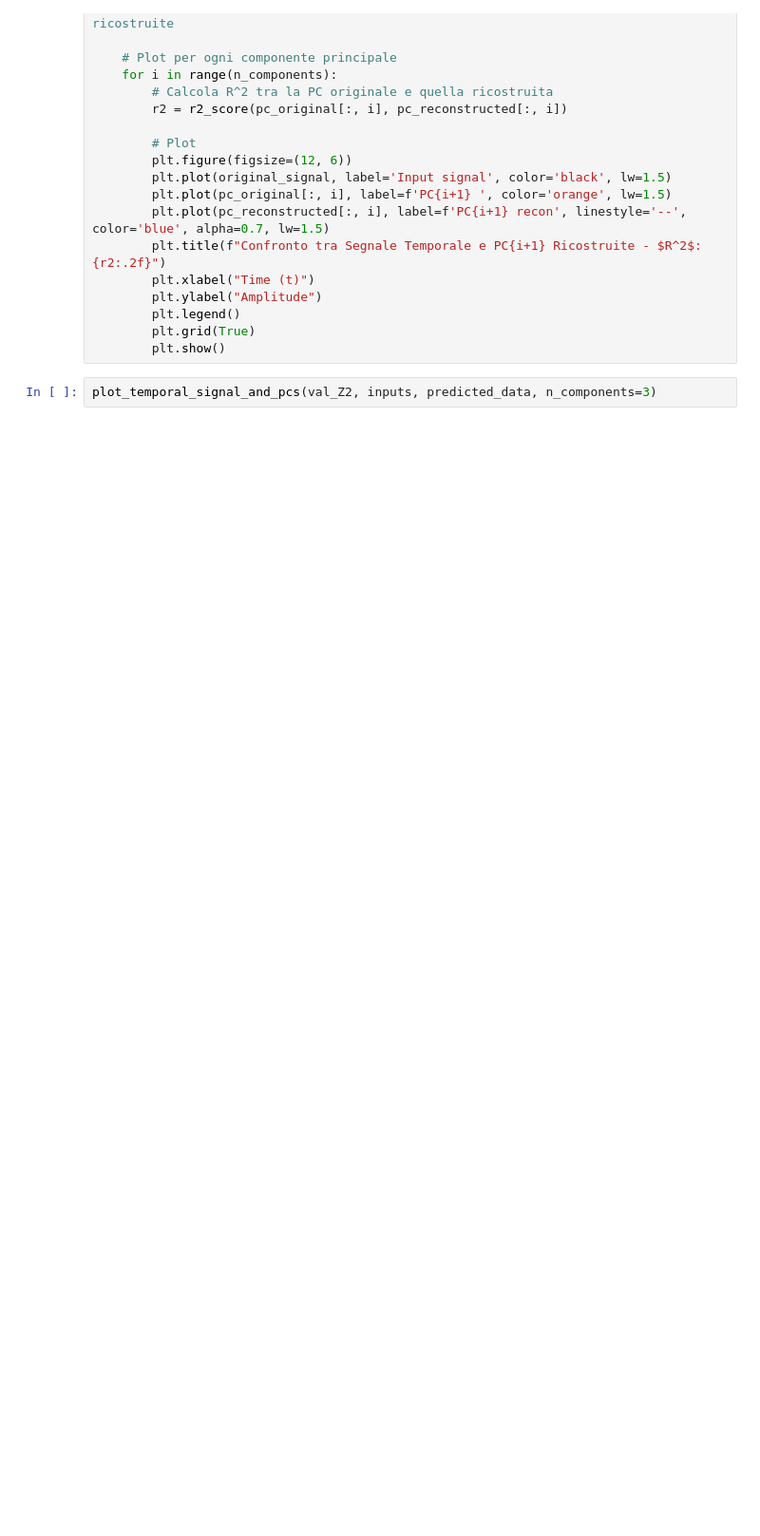
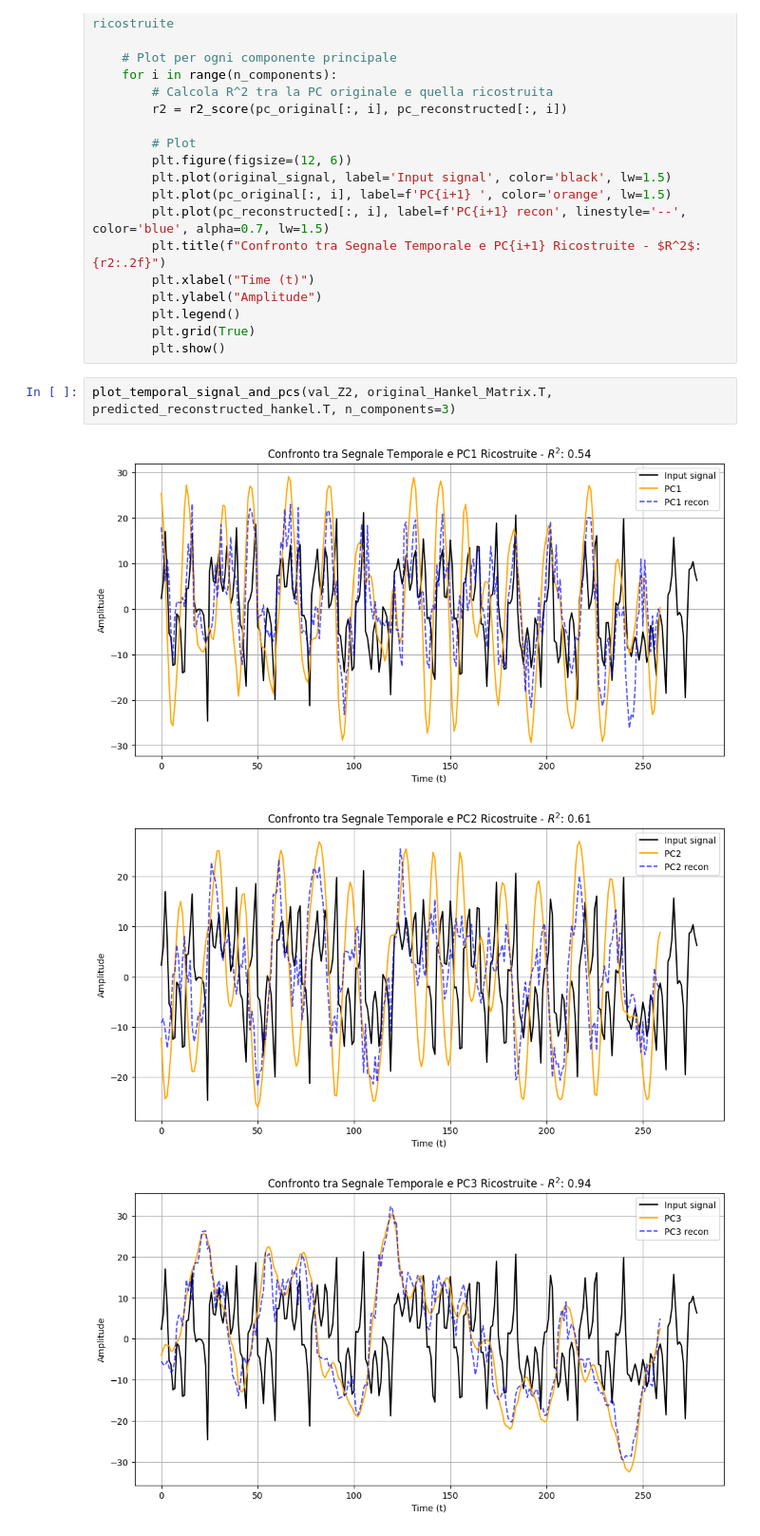
Before and after one commit to FedericoSbarbati/Lorenz-Toy, a Jupyter notebook: valEncoder.ipynb, the cells around one changed output. Shown at 95% size. Cells and saved outputs as stored; diff of their text form; blank space fills up the shorter version.

```diff
--- a/valEncoder.ipynb
+++ b/valEncoder.ipynb
@@ -260,7 +413,11 @@ def plot_temporal_signal_and_pcs(original_signal, original_embeddings, reconstru
         plt.grid(True)
         plt.show()
 # %%
-plot_temporal_signal_and_pcs(val_Z2, inputs, predicted_data, n_components=3)
+plot_temporal_signal_and_pcs(val_Z2, original_Hankel_Matrix.T, predicted_reconstructed_hankel.T, n_components=3)
+# %% [output]
+[figure, added]
+[figure, added]
+[figure, added]
 # %%
 output_path = "Encoder Analysis Data"
 output_path += f"/{model_name}"
```
Also changed, not shown: parts of 24 cells of this notebook, 8 other files.
